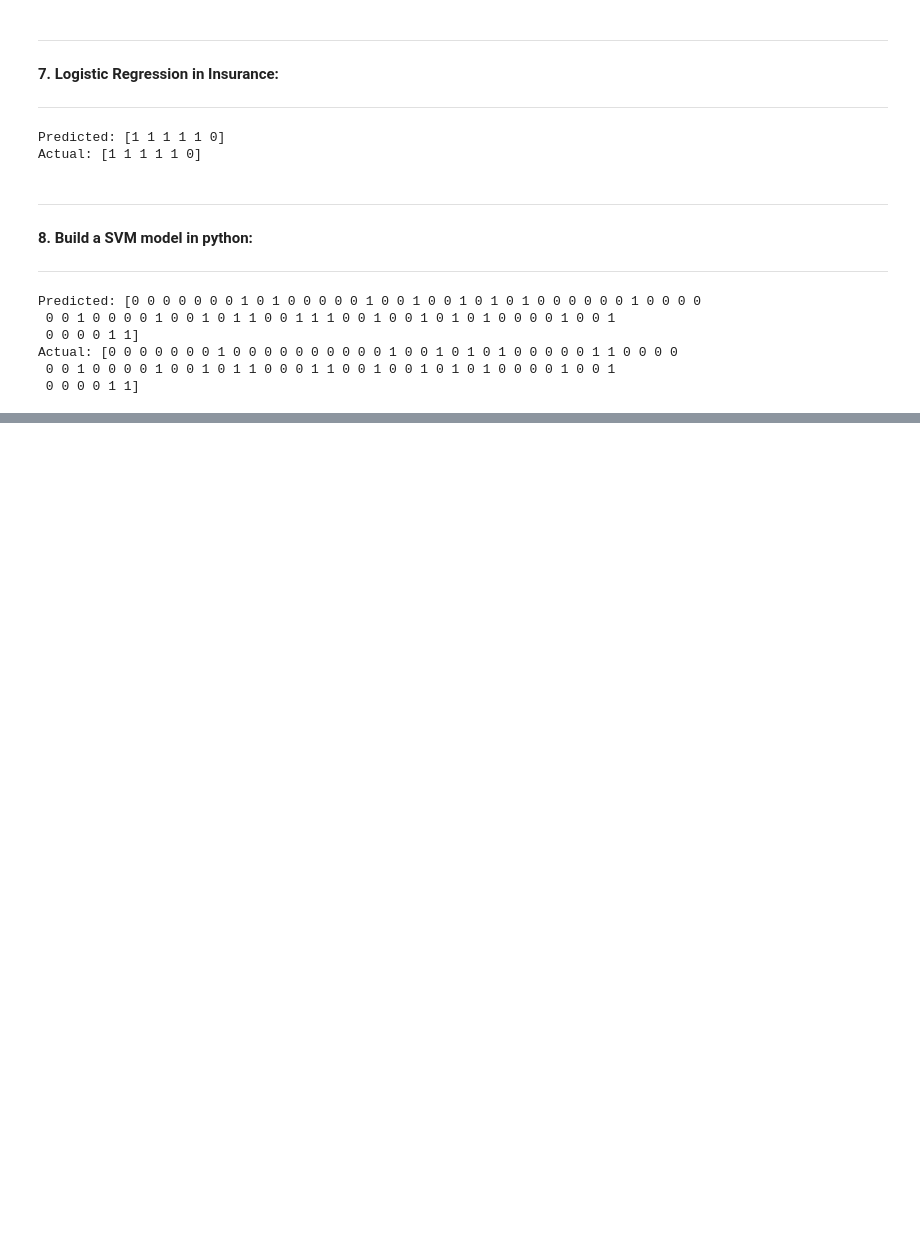
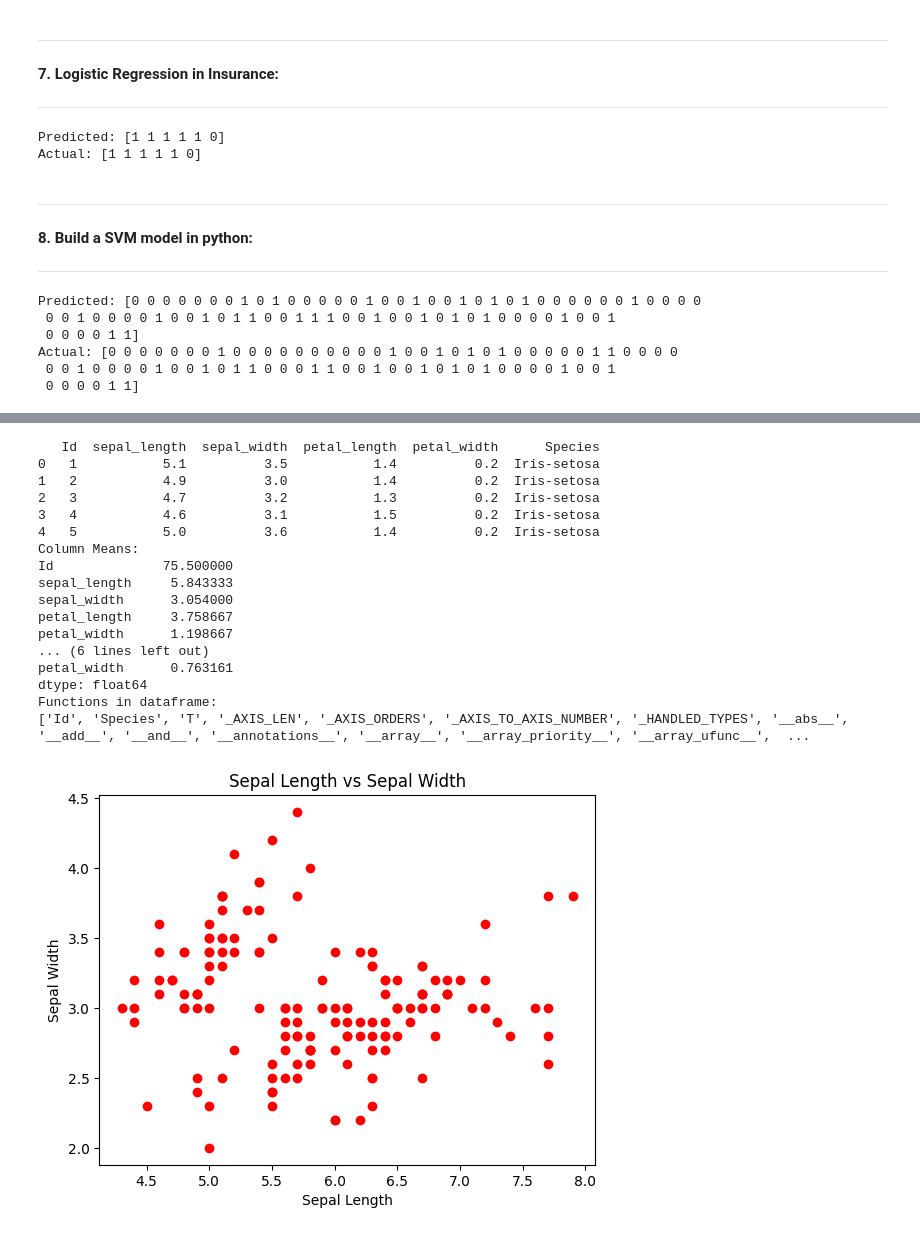
Before and after one commit to Hemanth-kumar23/DSA_IN_JAVA, a Jupyter notebook: all_programs_shortcode.ipynb, the cells around one changed output, grey strips where cells are left out. Drawn from its saved outputs; the diff is of its cells as text; code cells hidden in the pictures; blank space fills up the shorter version.

```diff
--- a/all_programs_shortcode.ipynb
+++ b/all_programs_shortcode.ipynb
@@ -279,0 +477,48 @@ Actual: [0 0 0 0 0 0 0 1 0 0 0 0 0 0 0 0 0 0 1 0 0 1 0 1 0 1 0 0 0 0 0 1 1 0 0 0
+# %%
+# 1️⃣ Import
+import pandas as pd
+import matplotlib.pyplot as plt
+
+# 2️⃣ Load dataset
+df = pd.read_csv("/content/Irisds.csv")
+df.columns = ['Id','sepal_length','sepal_width','petal_length','petal_width','Species']
+
+# 3️⃣ First 5 rows
+print(df.head())
+
+# 4️⃣ Mean & Standard Deviation
+print("Column Means:")
+print(df.mean(numeric_only=True))
+
+print("Column Standard Deviations:")
+print(df.std(numeric_only=True))
+
+# 5️⃣ Display all functions/attributes
+print("Functions in dataframe:")
+print(dir(df))
+
+# 6️⃣ Scatter plot (simple, clean)
+plt.scatter(df['sepal_length'], df['sepal_width'], color='red')
+plt.xlabel("Sepal Length")
+plt.ylabel("Sepal Width")
+plt.title("Sepal Length vs Sepal Width")
+plt.show()
+# %% [output]
+   Id  sepal_length  sepal_width  petal_length  petal_width      Species
+0   1           5.1          3.5           1.4          0.2  Iris-setosa
+1   2           4.9          3.0           1.4          0.2  Iris-setosa
+2   3           4.7          3.2           1.3          0.2  Iris-setosa
+3   4           4.6          3.1           1.5          0.2  Iris-setosa
+4   5           5.0          3.6           1.4          0.2  Iris-setosa
+Column Means:
+Id              75.500000
+sepal_length     5.843333
+sepal_width      3.054000
+petal_length     3.758667
+petal_width      1.198667
+... (6 lines left out)
+petal_width      0.763161
+dtype: float64
+Functions in dataframe:
+['Id', 'Species', 'T', '_AXIS_LEN', '_AXIS_ORDERS', '_AXIS_TO_AXIS_NUMBER', '_HANDLED_TYPES', '__abs__', '__add__', '__and__', '__annotations__', '__array__', '__array_priority__', '__array_ufunc__',  ...
+[figure, added]
```
Also changed, not shown: parts of 13 cells of this notebook.
